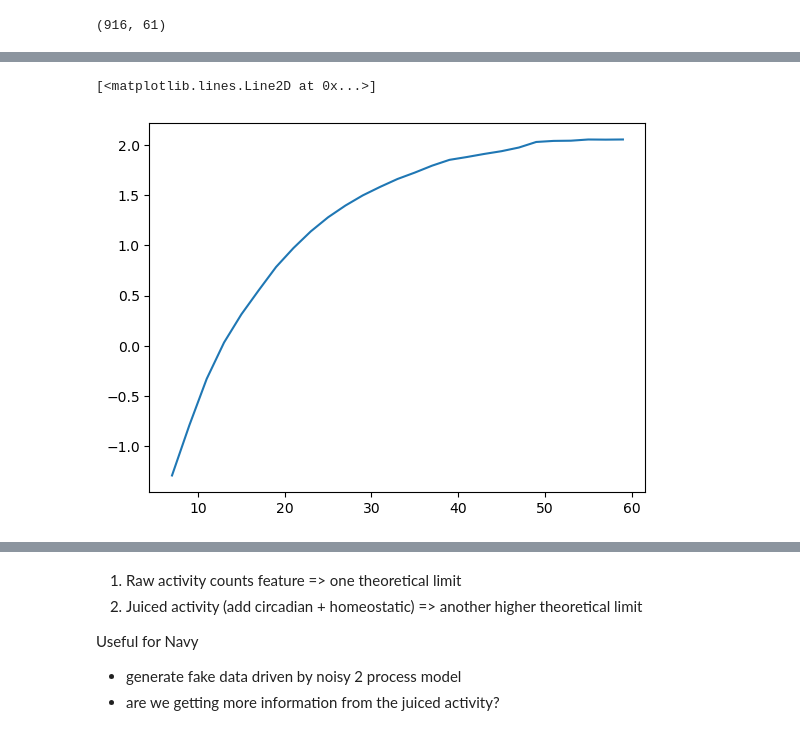
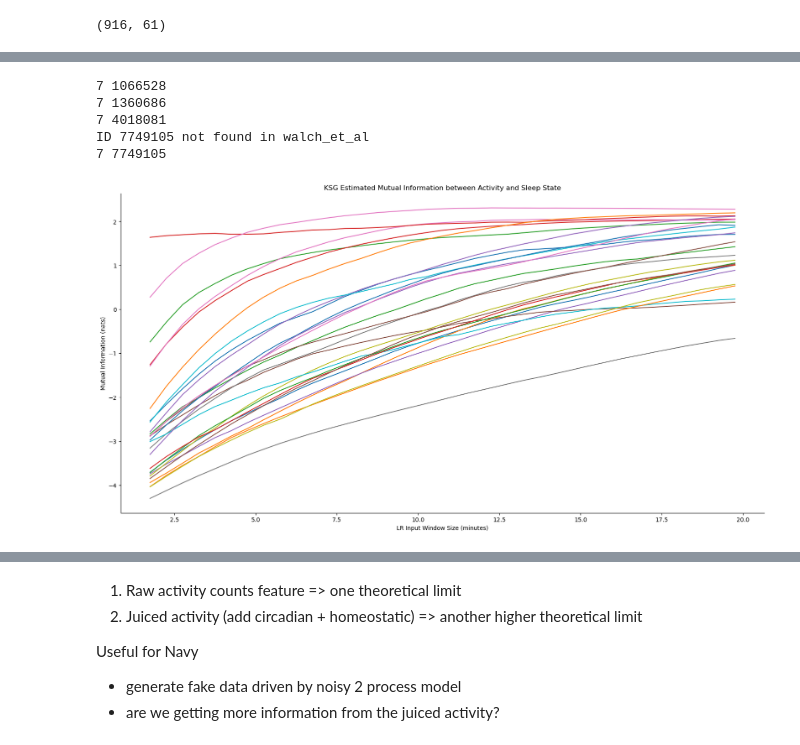
Before and after one commit to ericcanton/pisces, a Jupyter notebook: examples/mutual_information/info_gain.ipynb, the cells around one changed output, grey strips where cells are left out. Cells and saved outputs as stored; diff of their text form; code cells hidden in the pictures.

```diff
--- a/examples/mutual_information/info_gain.ipynb
+++ b/examples/mutual_information/info_gain.ipynb
@@ -243,11 +243,11 @@ plt.plot(w0_activity_time, w0_activity)
 [<matplotlib.lines.Line2D at 0x...>]
 [figure]
 # %%
-def rolling_window(x: np.ndarray, window_size: int) -> np.ndarray:
+def rolling_window(x: np.ndarray, window_size: int, step_size: int=1, axis: int = 0) -> np.ndarray:
     """
     Create a rolling window view of the input array.
     """
-    return np.lib.stride_tricks.sliding_window_view(x, window_shape=(window_size,))
+    return np.lib.stride_tricks.sliding_window_view(x, window_shape=(window_size,), axis=0)[::step_size]
 
 def stretch_to_range(x, low, high):
     """
@@ -316,21 +292,54 @@ KSG (k=20): 3.201242102971727
 # %%
-def wrap_io(x_in, y_in, window_size):
+def wrap_io(x_in, y_in, label_window_frac: float, window_size):
     x_out = rolling_window(x_in, window_size)
     y_out = y_in[window_size // 2: -window_size // 2 + 1]
     return x_out, y_out
-# %%
-stdizer = StandardScaler()
-window_results = []
-window_sizes = np.arange(7, 61, 2)
-
-for window_size in window_sizes:
-    wrapped_activity, wrapped_psg = wrap_io(activity_01, sw_psg, window_size)
-    wrapped_activity = stdizer.fit_transform(wrapped_activity)
-    wrapped_psg = stdizer.fit_transform(wrapped_psg.reshape(-1, 1))
-    mi = mutual_information_ksg(wrapped_activity, wrapped_psg.reshape(-1, 1), k=5)
-    window_results.append(mi)
-# %%
-plt.plot(window_sizes, window_results)
-# %% [output]
-[<matplotlib.lines.Line2D at 0x...>]
-[figure, removed]
+# %%
+stdizer = StandardScaler()
+window_sizes = np.arange(7, 81, 2)
+
+plt.figure(figsize=(20, 10))
+window_minutes = window_sizes * 15 / 60
+for idx, sub_id in enumerate(walch.ids):
+    window_results = []
+    all_good = True
+    for window_size in window_sizes:
+        try:
+            acc = walch.get_feature_data('accelerometer', sub_id)
+            psg = walch.get_feature_data('psg', sub_id)
+            activity_time, activity = build_ADS(acc, resample_hz=50, bin_size_seconds=30)
+            activity_01 = stretch_to_range(activity, 0, 1)
+
+            sw_psg = np.where(psg[:, 1] > 0, 1, psg[:, 1])
+
+            wrapped_activity, wrapped_psg = wrap_io(activity_01, sw_psg, window_size)
+            mi = mutual_information_ksg(wrapped_activity, wrapped_psg.reshape(-1, 1), k=5)
+            window_results.append(mi)
+        except Exception as e:
+            if all_good:
+                # print once per failure
+                print(window_size, sub_id)
+                all_good = False
+            window_results.append(0)
+            break
+
+    if all_good:
+        plt.plot(window_minutes, window_results, label=sub_id)
+
+
+plt.xlabel('LR Input Window Size (minutes)')
+plt.ylabel('Mutual Information (nats)')
+
+# plt.legend()
+
+plt.gca().spines['top'].set_visible(False)
+plt.gca().spines['right'].set_visible(False)
+plt.title('KSG Estimated Mutual Information between Activity and Sleep State')
+plt.show()
+# %% [output]
+7 1066528
+7 1360686
+7 4018081
+ID 7749105 not found in walch_et_al
+7 7749105
+[figure, added]
```
Also changed, not shown: parts of 2 cells of this notebook.
